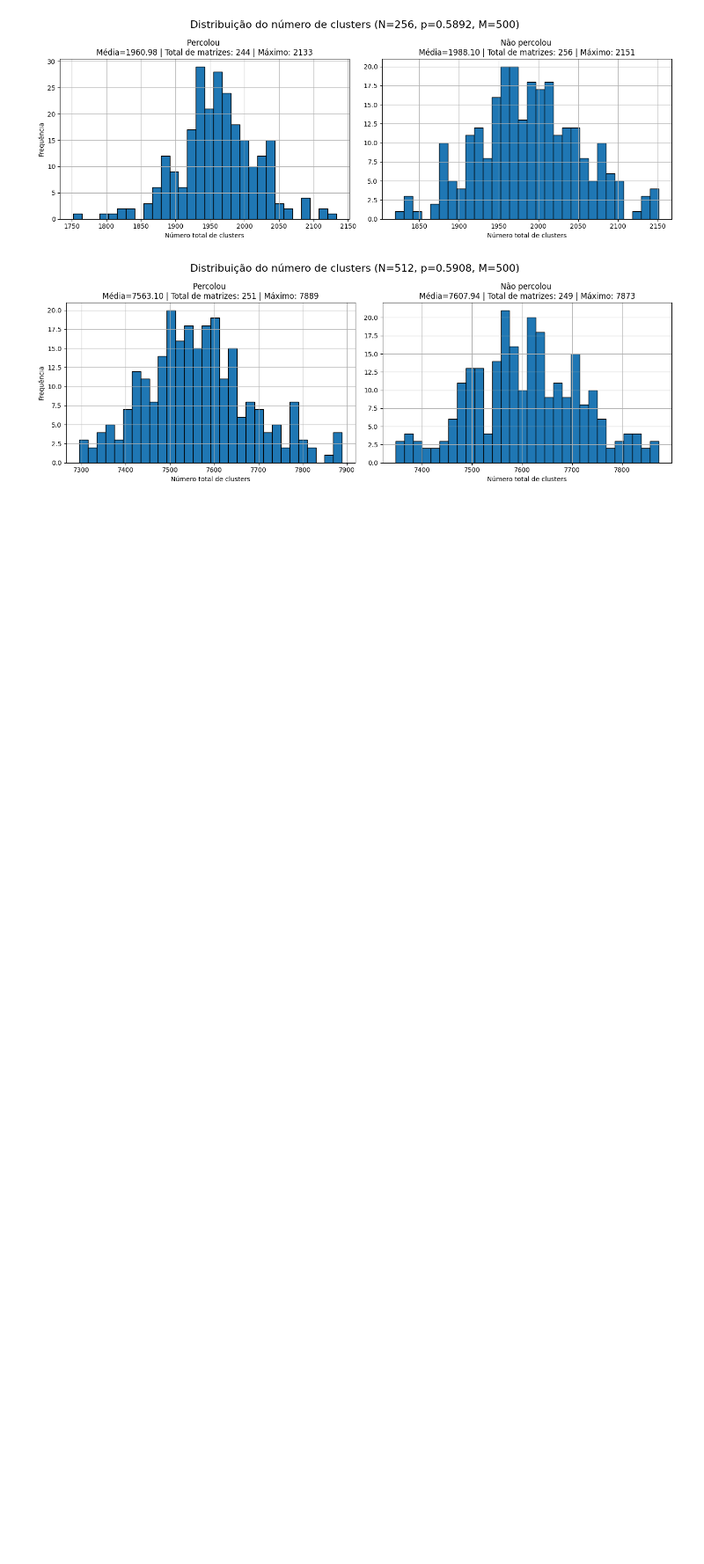
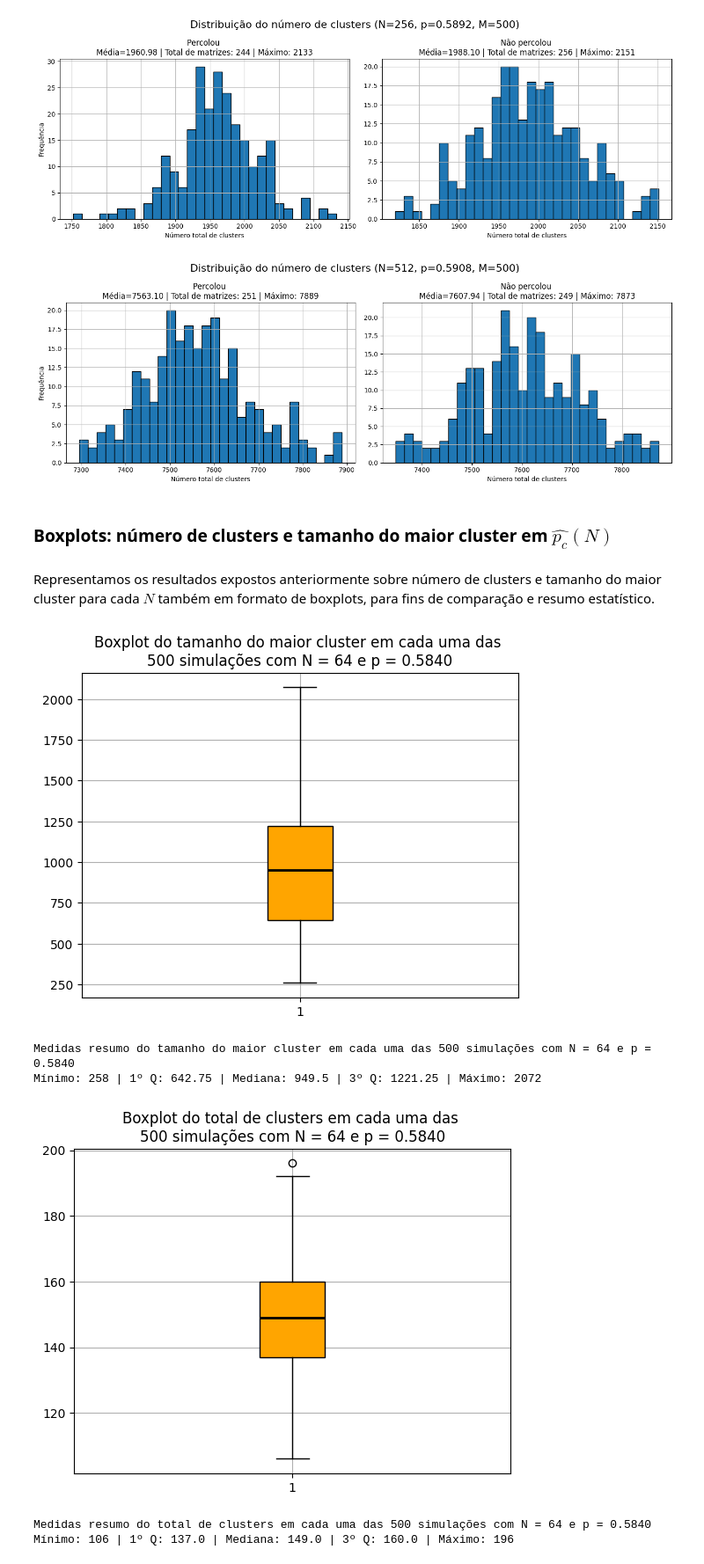
Before and after one commit to nicolassantm/projeto-percolacao-progestat, a Jupyter notebook: Percolacao_Por_Sitios_Em_Rede_Quadrada.ipynb, the cells around one changed output. Shown at 88% size. Cells and saved outputs as stored; diff of their text form; code cells hidden in the pictures; blank space fills up the shorter version.

```diff
--- a/Percolacao_Por_Sitios_Em_Rede_Quadrada.ipynb
+++ b/Percolacao_Por_Sitios_Em_Rede_Quadrada.ipynb
@@ -378,7 +382,57 @@ grafico_num_clusters(N, estim_limiar, M)
 np.random.seed(42)
 N = 512
 M = 500
-estim_limiar = encontrar_limiar(N, M)
-grafico_num_clusters(N, estim_limiar, M)
+p = encontrar_limiar(N, M)
+grafico_num_clusters(N, p, M)
 # %% [output]
 [figure]
+# %% [markdown]
+### **Boxplots: número de clusters e tamanho do maior cluster em $\widehat{p_c}(N)$**
+# %% [markdown]
+Representamos os resultados expostos anteriormente sobre número de clusters e tamanho do maior cluster para cada $N$ também em formato de boxplots, para fins de comparação e resumo estatístico.
+# %%
+# Boxplot para o tamanho do maior cluster obtido em cada simulação
+def boxplot_tam_clusters(N, p, M):
+    dados1 = []
+    for i in range(M):
+        dados1.append(simulacao_percolacao(N, p)[1])
+
+    dados1 = np.array(dados1)
+
+    plt.boxplot(dados1, patch_artist=True, boxprops=dict(facecolor='Orange'), medianprops=dict(color='black', linewidth=2))
+    plt.title(f'Boxplot do tamanho do maior cluster em cada uma das \n{M} simulações com N = {N} e p = {p:.4f}')
+    plt.grid(True)
+    plt.show()
+
+    print(f"Medidas resumo do tamanho do maior cluster em cada uma das {M} simulações com N = {N} e p = {p:.4f}")
+    print(f'Mínimo: {dados1.min()} | 1º Q: {np.quantile(dados1, 0.25)} | Mediana: {np.quantile(dados1, 0.5)} | 3º Q: {np.quantile(dados1, 0.75)} | Máximo: {dados1.max()}')
+
+# Boxplot para o total de clusters obtido em cada simulação
+def boxplot_num_clusters(N, p, M):
+    dados2 = []
+    for i in range(M):
+        dados2.append(simulacao_percolacao(N, p)[2])
+
+    dados2 = np.array(dados2)
+
+    plt.boxplot(dados2, patch_artist=True, boxprops=dict(facecolor='Orange'), medianprops=dict(color='black', linewidth=2))
+    plt.title(f'Boxplot do total de clusters em cada uma das \n{M} simulações com N = {N} e p = {p:.4f}')
+    plt.grid(True)
+    plt.show()
+
+    print(f"Medidas resumo do total de clusters em cada uma das {M} simulações com N = {N} e p = {p:.4f}")
+    print(f'Mínimo: {dados2.min()} | 1º Q: {np.quantile(dados2, 0.25)} | Mediana: {np.quantile(dados2, 0.5)} | 3º Q: {np.quantile(dados2, 0.75)} | Máximo: {dados2.max()}')
+# %%
+np.random.seed(42)
+N = 64
+M = 500
+p = encontrar_limiar(N, M)
+boxplot_tam_clusters(N, p, M)
+boxplot_num_clusters(N, p, M)
+# %% [output]
+[figure, added]
+Medidas resumo do tamanho do maior cluster em cada uma das 500 simulações com N = 64 e p = 0.5840
+Mínimo: 258 | 1º Q: 642.75 | Mediana: 949.5 | 3º Q: 1221.25 | Máximo: 2072
+[figure, added]
+Medidas resumo do total de clusters em cada uma das 500 simulações com N = 64 e p = 0.5840
+Mínimo: 106 | 1º Q: 137.0 | Mediana: 149.0 | 3º Q: 160.0 | Máximo: 196
```
Also changed, not shown: parts of 13 cells of this notebook, 2 other files.
